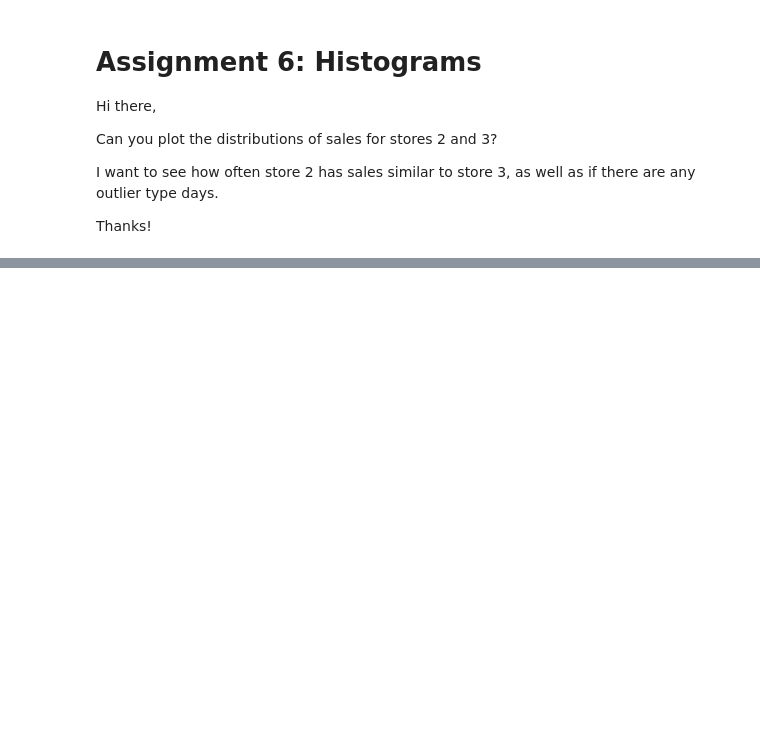
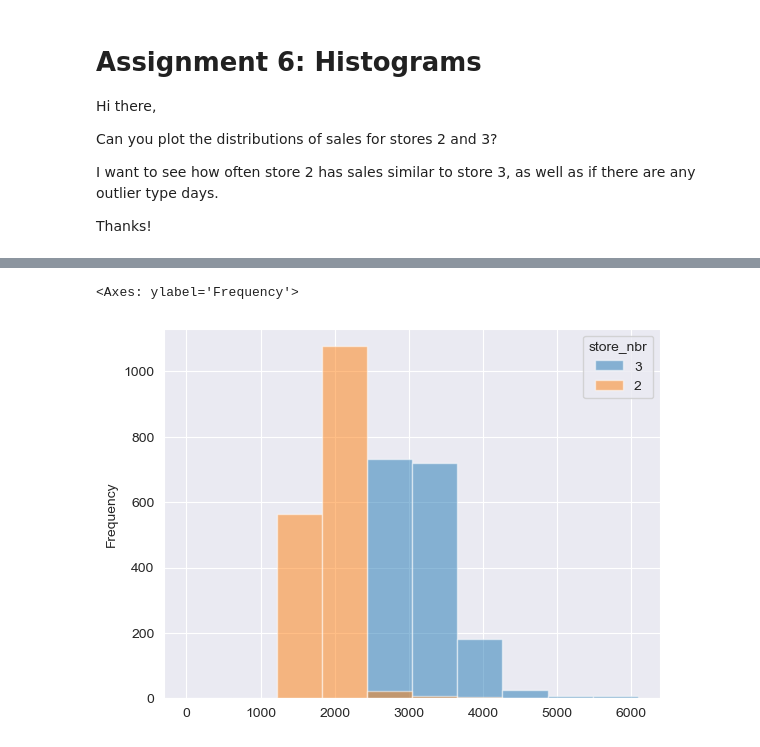
Before and after one commit to atsianis/DataVizMatplotlib, a Jupyter notebook: section05_data_viz.ipynb, the cells around one changed output, grey strips where cells are left out. Saved outputs shown, nothing was run; the diff lists cells and outputs as text; code cells hidden in the pictures; blank space fills up the shorter version.

```diff
--- a/section05_data_viz.ipynb
+++ b/section05_data_viz.ipynb
@@ -237,0 +246,5 @@ stores_1234.head()
+# %%
+pivot_trans.loc[:, [3, 2]].plot.hist(alpha=0.5)
+# %% [output]
+<Axes: ylabel='Frequency'>
+[figure, added]
```
Also changed, not shown: parts of 1 cell of this notebook.
